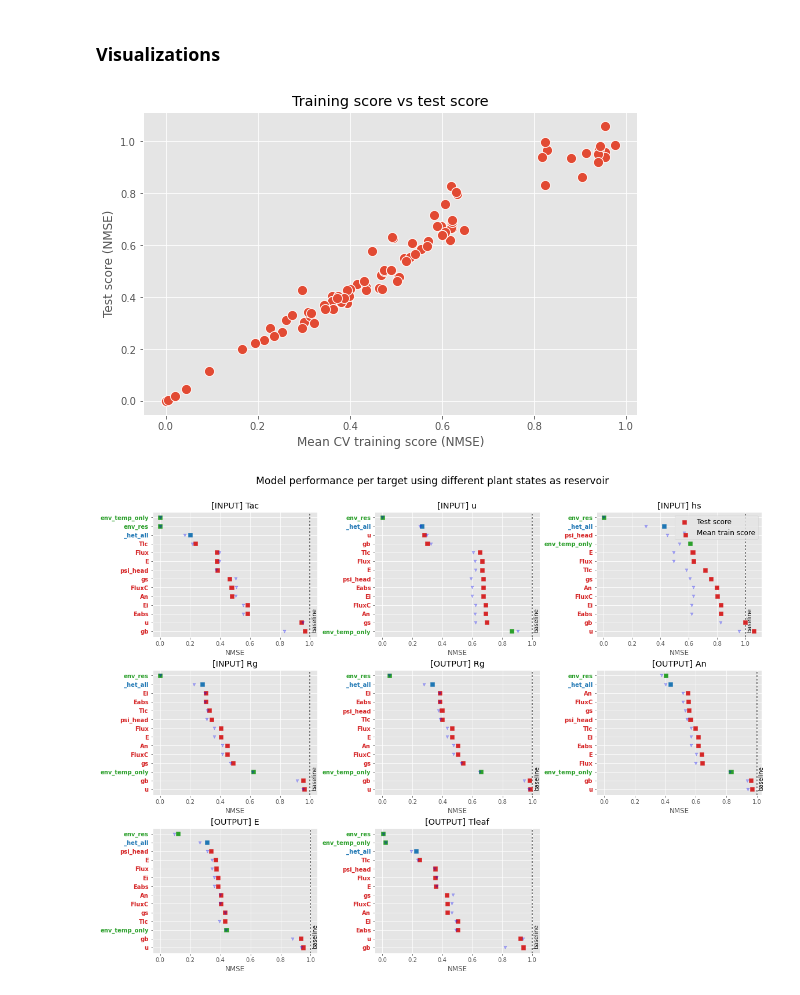
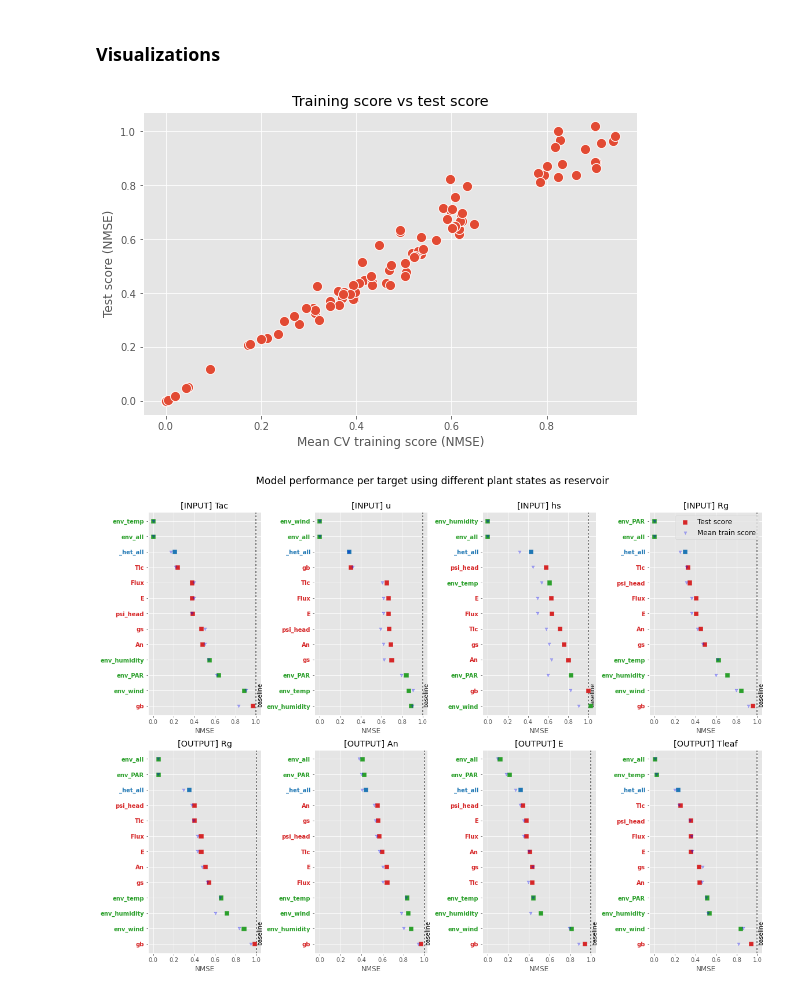
Before and after one commit to mcndt/thesis-plant-reservoir-computing, a Jupyter notebook: notebooks/hydroshoot_rc_results_base.ipynb, the cells around one changed output. Saved outputs shown, nothing was run; the diff lists cells and outputs as text; code cells hidden in the pictures.

```diff
--- a/notebooks/hydroshoot_rc_results_base.ipynb
+++ b/notebooks/hydroshoot_rc_results_base.ipynb
@@ -8,7 +8,7 @@ from matplotlib import pyplot as plt
 ### Loading the experiment scores
 # %%
 
-filename = 'results_hydroshoot_base_timemask_refactor.csv'
+filename = 'results_hydroshoot_base_extra_envs.csv'
 data = pd.read_csv(filename, index_col=0)
 
 targets = data['target_id'].unique().tolist()
@@ -50,21 +50,26 @@ with plt.style.context('ggplot'):
 
   plt.show()
 # %% [output]
-[figure, old version]
+[figure, new version]
 # %%
 from collections import defaultdict
 
 color_map = defaultdict(lambda: '#D62728')
-color_map['env_temp_only'] = '#2CA02C'
-color_map['env_res'] = '#2CA02C'
+color_map['env_temp'] = '#2CA02C'
+color_map['env_humidity'] = '#2CA02C'
+color_map['env_PAR'] = '#2CA02C'
+color_map['env_wind'] = '#2CA02C'
+color_map['env_all'] = '#2CA02C'
 color_map['state__het_all'] = '#1F77B4'
 # %%
 from scipy import stats
+
+from model_config_hydroshoot import
 
 DO_NOT_PLOT = []
 
 with plt.style.context('ggplot'):
-  n_cols = 3
+  n_cols = 4
   n_rows = np.ceil(len(targets) / n_cols).astype(int)
   fig, axs = plt.subplots(n_rows, n_cols, figsize=(16, 12), squeeze=False, sharey=False, constrained_layout=True)
 
@@ -81,34 +86,34 @@ with plt.style.context('ggplot'):
 
     _state_vars = plot_data['reservoir_id'].unique()
     x = np.arange(len(_state_vars) - len(DO_NOT_PLOT))
     colors = [color_map[label] for label in plot_data['reservoir_id']]
 
 
     ax.axvline(1, dashes=(2, 2), color='black', alpha=0.66)
     ax.text(1.01, 0, 'baseline', fontsize='medium', rotation='vertical')
 
     ax.scatter(-plot_data['test_score'], x, label='Test score', color=colors, alpha=1, marker='s', s=50, zorder=10)
     ax.scatter(-plot_data['train_mean'], x, label='Mean train score', color='blue', alpha=0.3, marker='v', s=25, zorder=10)
 
     yticklabels = [label if label.startswith('env') else label[6:] for label in plot_data['reservoir_id']]
     ax.set_yticks(np.arange(len(_state_vars) - len(DO_NOT_PLOT)))
     ax.set_yticklabels(yticklabels, fontdict={'fontweight': 'demi'})
     ax.set_title(f'{target.replace("_", " ").replace("  ", " ").replace("input", "[INPUT]").replace("output", "[OUTPUT]")}')
     ax.set_xlabel('NMSE')
     ax.set_xlim(left=-0.05)
     if ax is axs[0][n_cols-1]:
       ax.legend(loc='upper right', fontsize='large')
 
     for ticklabel, tickcolor in zip(ax.get_yticklabels(), colors):
       ticklabel.set_color(tickcolor)
 
   for ax in axs.flatten()[len(targets):]:
     ax.remove()
 
   fig.suptitle(f'Model performance per target using different plant states as reservoir\n', size='xx-large')
   plt.show()
 # %% [output]
-[figure, old version]
+[figure, new version]
 # %%
 DO_NOT_PLOT = []
 
```
Also changed, not shown: parts of 2 cells of this notebook, 5 other files.
